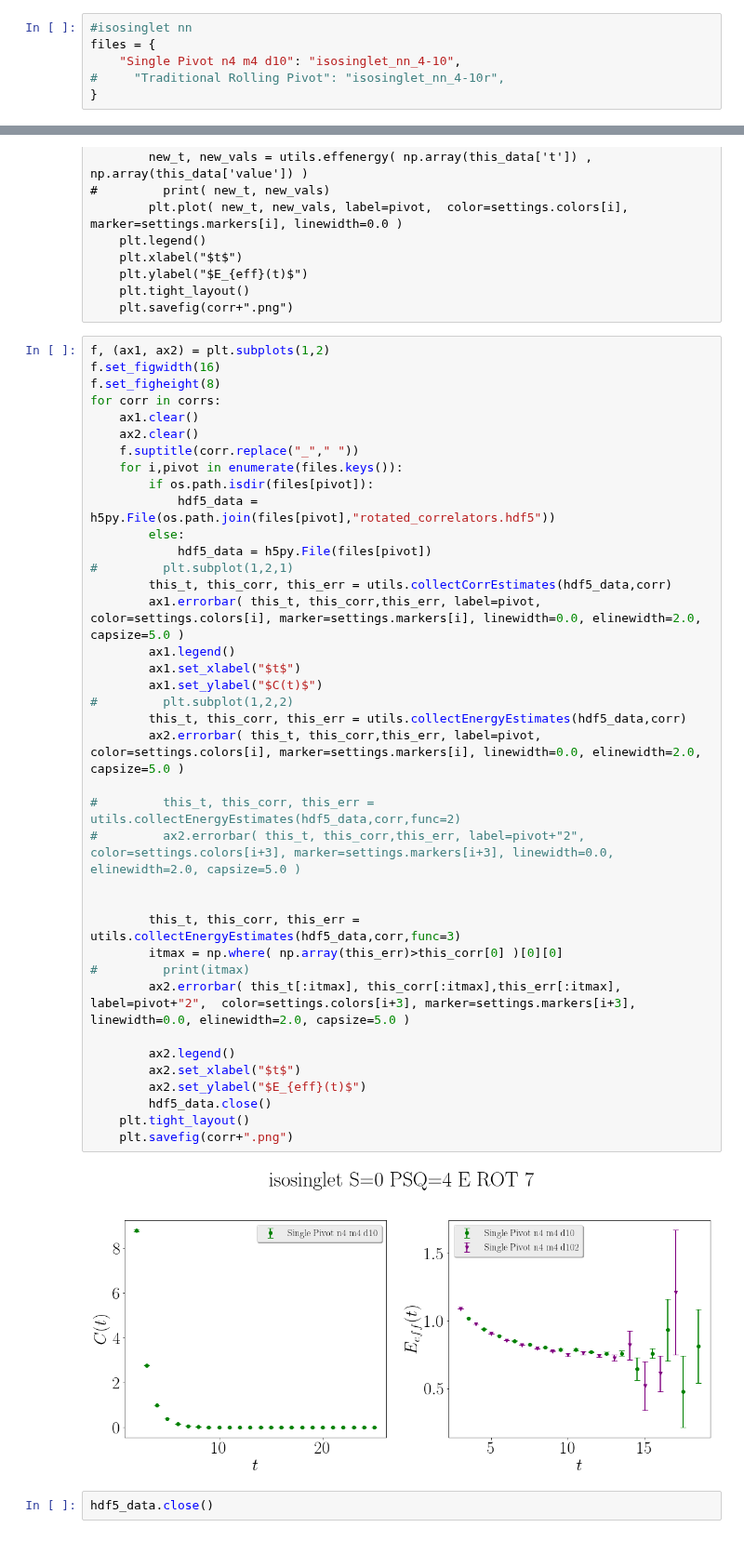
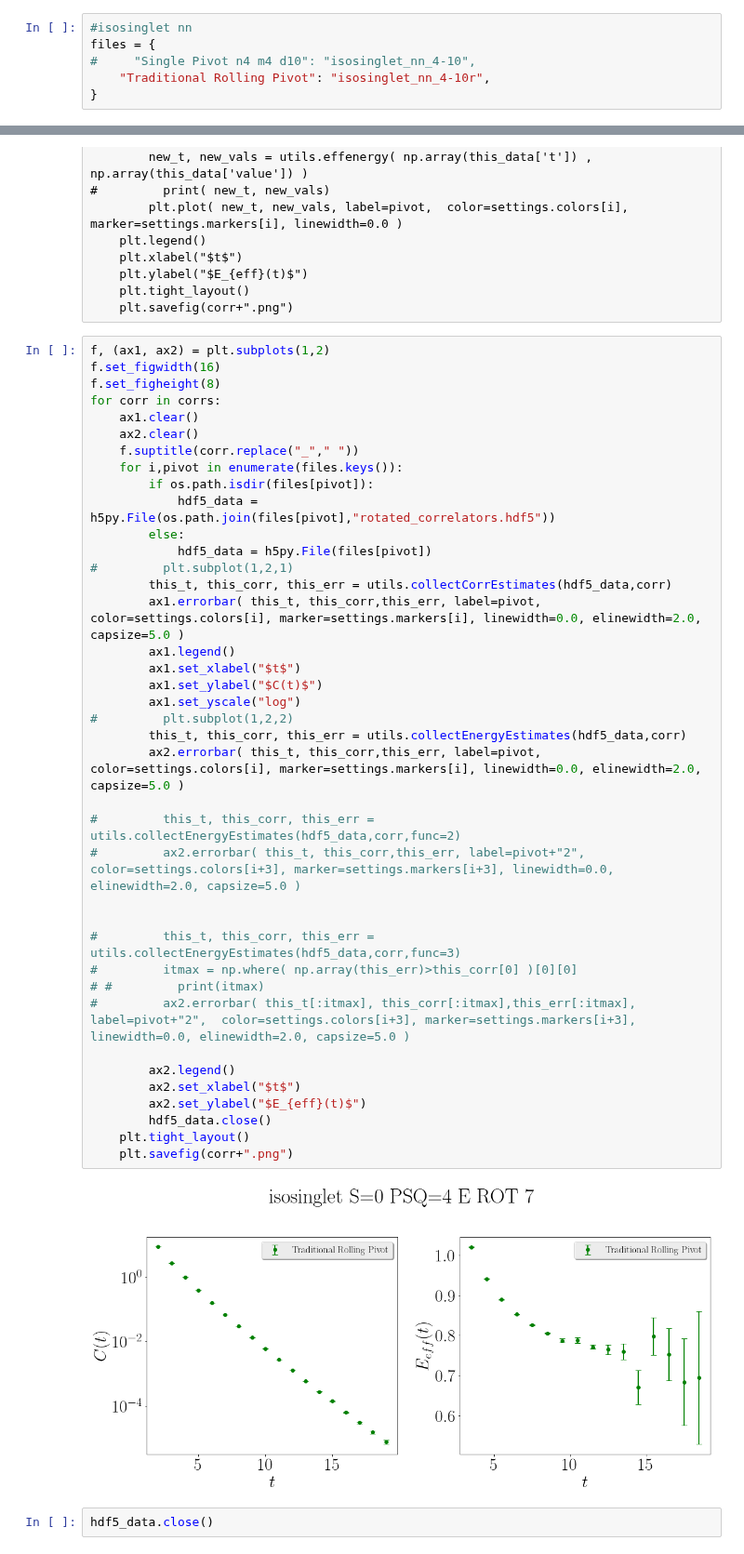
Before and after one commit to xinucode/sigmond_python_plots, a Jupyter notebook: compare_correlators/compare_correlators.ipynb, the cells around one changed output, grey strips where cells are left out. Shown at 93% size. Cells and saved outputs as stored; diff of their text form.

```diff
--- a/compare_correlators/compare_correlators.ipynb
+++ b/compare_correlators/compare_correlators.ipynb
@@ -64,8 +64,8 @@ files = {
 # %%
 #isosinglet nn
 files = {
-    "Single Pivot n4 m4 d10": "isosinglet_nn_4-10",
-#     "Traditional Rolling Pivot": "isosinglet_nn_4-10r",
+#     "Single Pivot n4 m4 d10": "isosinglet_nn_4-10",
+    "Traditional Rolling Pivot": "isosinglet_nn_4-10r",
 }
 # %% [raw]
 files = {
@@ -157,37 +157,38 @@ for corr in corrs:
     ax1.clear()
     ax2.clear()
     f.suptitle(corr.replace("_"," "))
     for i,pivot in enumerate(files.keys()):
         if os.path.isdir(files[pivot]):
             hdf5_data = h5py.File(os.path.join(files[pivot],"rotated_correlators.hdf5"))
         else:
             hdf5_data = h5py.File(files[pivot])
 #         plt.subplot(1,2,1)
         this_t, this_corr, this_err = utils.collectCorrEstimates(hdf5_data,corr)
         ax1.errorbar( this_t, this_corr,this_err, label=pivot,  color=settings.colors[i], marker=settings.markers[i], linewidth=0.0, elinewidth=2.0, capsize=5.0 )
         ax1.legend()
         ax1.set_xlabel("$t$")
         ax1.set_ylabel("$C(t)$")
+        ax1.set_yscale("log")
 #         plt.subplot(1,2,2)
         this_t, this_corr, this_err = utils.collectEnergyEstimates(hdf5_data,corr)
         ax2.errorbar( this_t, this_corr,this_err, label=pivot,  color=settings.colors[i], marker=settings.markers[i], linewidth=0.0, elinewidth=2.0, capsize=5.0 )
 
 #         this_t, this_corr, this_err = utils.collectEnergyEstimates(hdf5_data,corr,func=2)
 #         ax2.errorbar( this_t, this_corr,this_err, label=pivot+"2",  color=settings.colors[i+3], marker=settings.markers[i+3], linewidth=0.0, elinewidth=2.0, capsize=5.0 )
 
 
-        this_t, this_corr, this_err = utils.collectEnergyEstimates(hdf5_data,corr,func=3)
-        itmax = np.where( np.array(this_err)>this_corr[0] )[0][0]
-#         print(itmax)
-        ax2.errorbar( this_t[:itmax], this_corr[:itmax],this_err[:itmax], label=pivot+"2",  color=settings.colors[i+3], marker=settings.markers[i+3], linewidth=0.0, elinewidth=2.0, capsize=5.0 )
+#         this_t, this_corr, this_err = utils.collectEnergyEstimates(hdf5_data,corr,func=3)
+#         itmax = np.where( np.array(this_err)>this_corr[0] )[0][0]
+# #         print(itmax)
+#         ax2.errorbar( this_t[:itmax], this_corr[:itmax],this_err[:itmax], label=pivot+"2",  color=settings.colors[i+3], marker=settings.markers[i+3], linewidth=0.0, elinewidth=2.0, capsize=5.0 )
 
         ax2.legend()
         ax2.set_xlabel("$t$")
         ax2.set_ylabel("$E_{eff}(t)$")
         hdf5_data.close()
     plt.tight_layout()
     plt.savefig(corr+".png")
 # %% [output]
-[figure, old version]
+[figure, new version]
 # %%
 hdf5_data.close()
```
Also changed, not shown: 5 other files.
